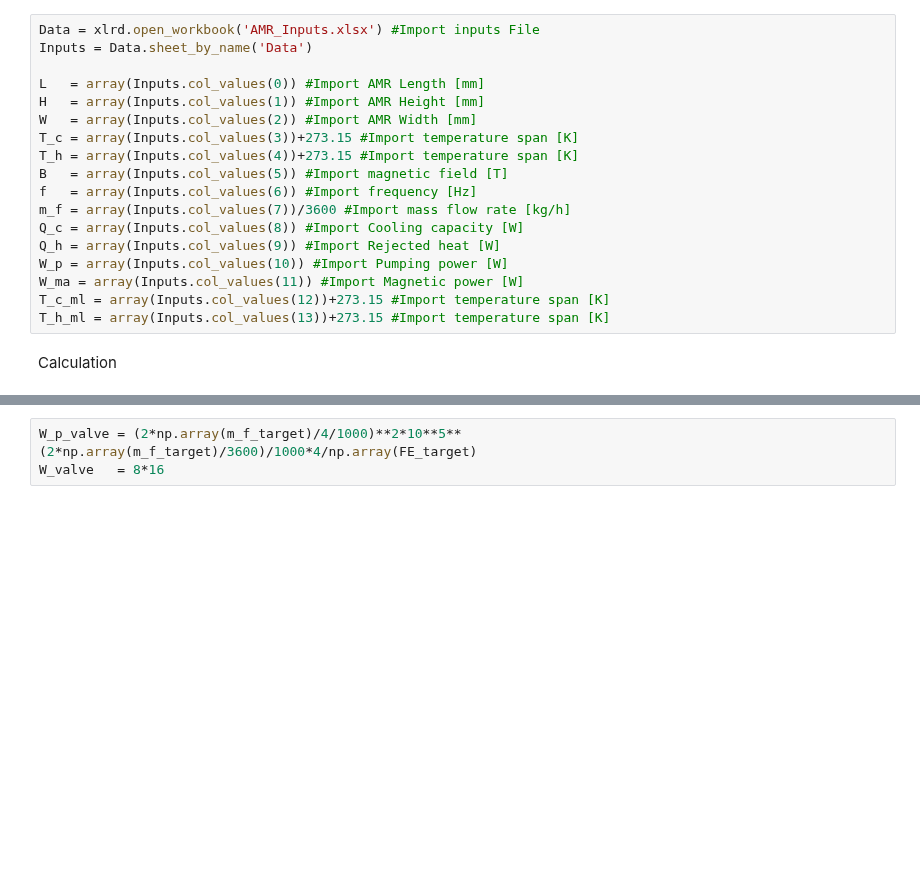
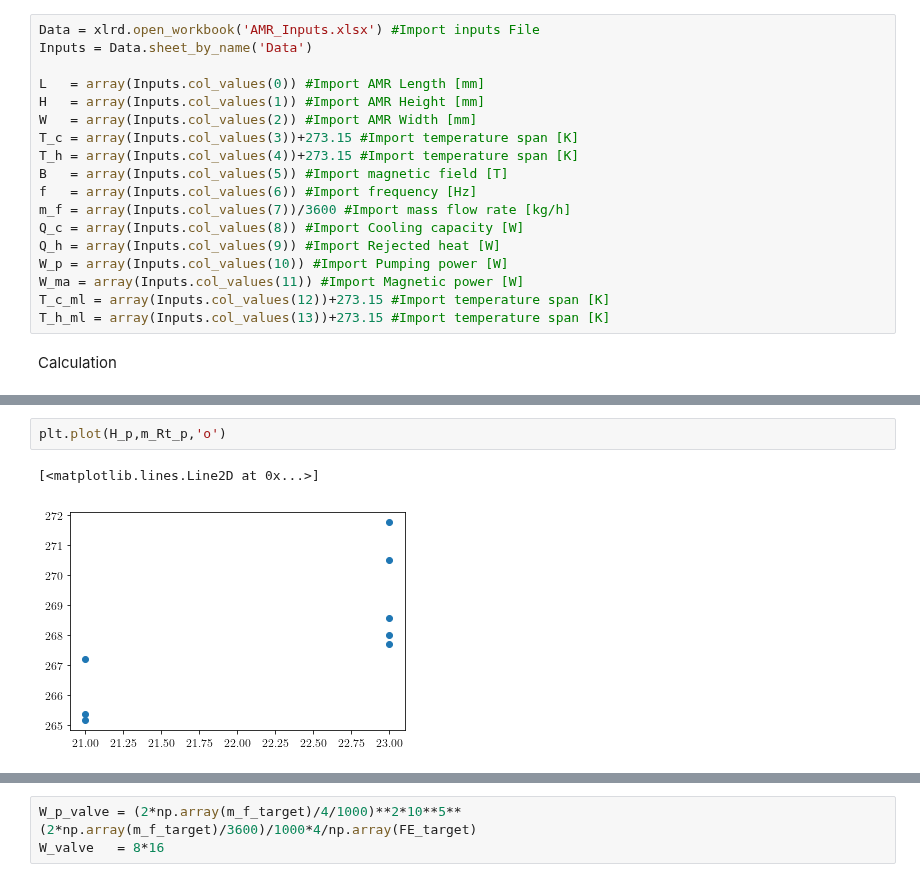
Before and after one commit to gfidelisp/Jupyter, a Jupyter notebook: Codemig/System/Optimization.ipynb, the cells around one changed output, grey strips where cells are left out. Cells and saved outputs as stored; diff of their text form; blank space fills up the shorter version.

```diff
--- a/Codemig/System/Optimization.ipynb
+++ b/Codemig/System/Optimization.ipynb
@@ -378,0 +388,5 @@ len(FE)*len(f)*len(L)*len(H)*len(W)*len(Tce)*len(The)*len(B_max)*len(L_xt)*len(d
+# %%
+plt.plot(H_p,m_Rt_p,'o')
+# %% [output]
+[<matplotlib.lines.Line2D at 0x...>]
+[figure, added]
```
Also changed, not shown: parts of 29 cells of this notebook, 19 other files.
